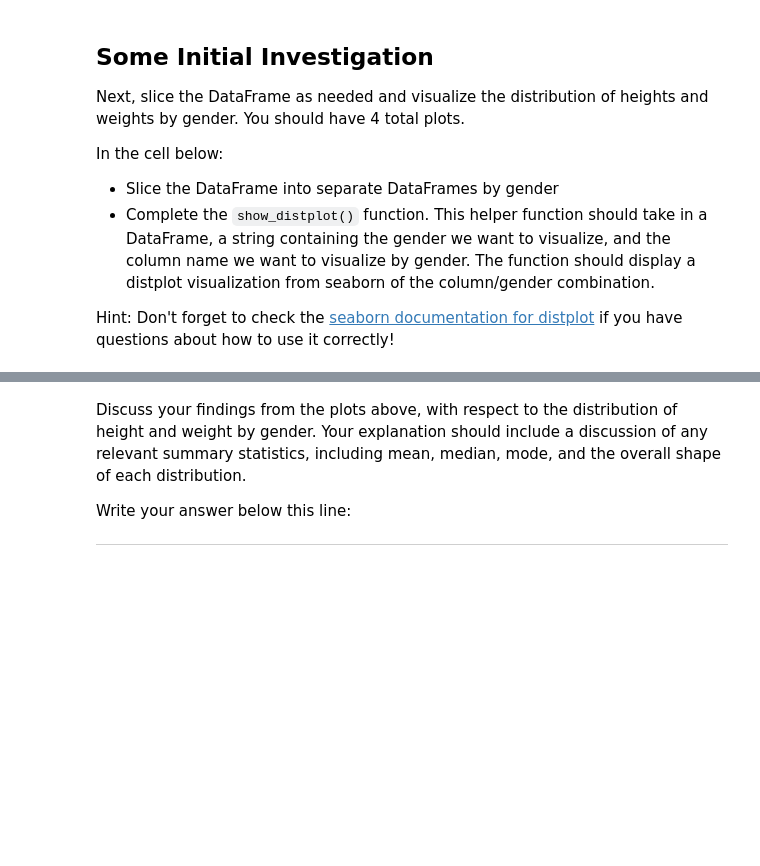
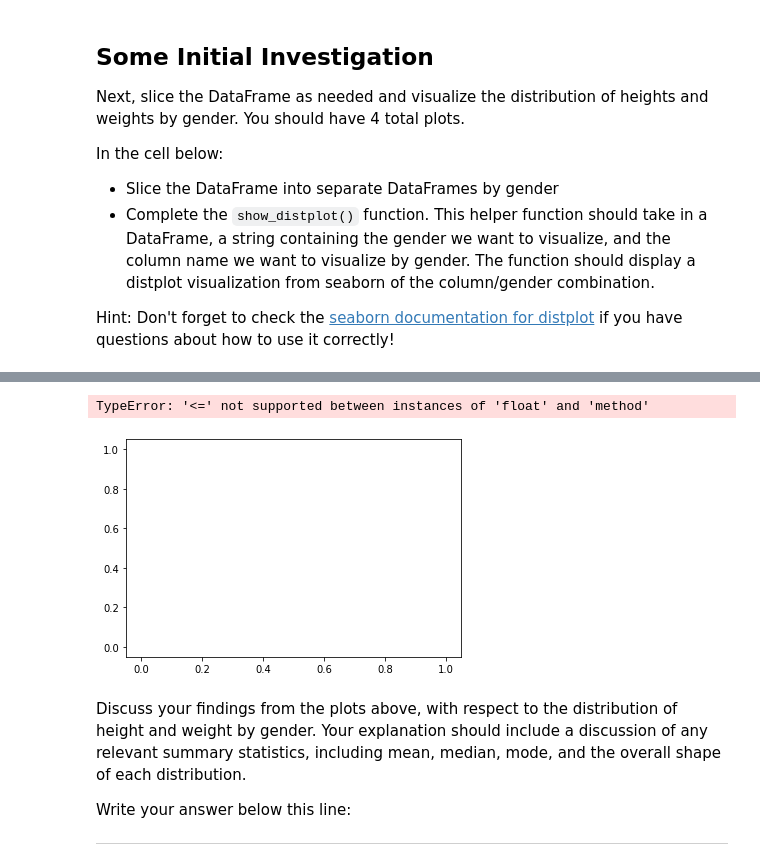
Before and after one commit to andiosika/dsc-data-cleaning-project-online-ds-pt-100719, a Jupyter notebook: index.ipynb, the cells around one changed output, grey strips where cells are left out. Cells and saved outputs as stored; diff of their text form; code cells hidden in the pictures; blank space fills up the shorter version.

```diff
--- a/index.ipynb
+++ b/index.ipynb
@@ -350,11 +358,7 @@ Hint: Don't forget to check the [seaborn documentation for distplot](https://sea
 # %%
-male_heroes_df = joined_heroes_df['joined_heroes_df'['Gender'] == 'Male']
-female_heroes_df = joined_heroes_df['joined_heroes_df'['Gender'] == 'Female']
-
 def show_distplot(dataframe, gender, column_name):
     plt.plot()
     dataframe[column_name].hist()
     plt.title('Distribution of {} for {} heroes'.format(column_name, gender))
     plt.xlabel(column_name)
     plt.ylabel('Probability Density')
-    plt.show()
@@ -373,3 +374,11 @@ NameError: name 'show_distplot' is not defined
+# %%
+# Male Weight
+show_distplot(male_heroes_df, 'Male', 'Weight')
+print(f'Mean weight for male heroes: {male_heroes_df.Weight.mean()}')
+print(f'Median weight for male heroes: {male_heroes_df.Weight.median()}')
+# %% [output]
+TypeError: '<=' not supported between instances of 'float' and 'method'
+[figure, added]
 # %%
 # Female Height
 # %%
```
Also changed, not shown: parts of 16 cells of this notebook.
